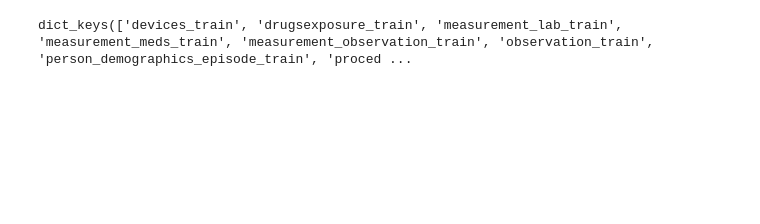
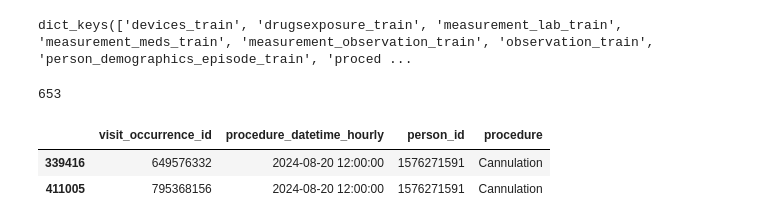
Before and after one commit to carseys/pediatric-sepsis-ml-kaggle, a Jupyter notebook: sepsis-data-preprocessing.ipynb, the cells around one changed output. Cells and saved outputs as stored; diff of their text form; code cells hidden in the pictures; blank space fills up the shorter version.

Commit message:
preprocessing functions added for more tables

```diff
--- a/sepsis-data-preprocessing.ipynb
+++ b/sepsis-data-preprocessing.ipynb
@@ -6,8 +6,8 @@ from collections import Counter
 from datetime import datetime
 from tqdm import tqdm
 
-pd.set_option('display.max_columns', None)
-pd.set_option('display.max_rows', None)
+# pd.set_option('display.max_columns', None)
+# pd.set_option('display.max_rows', None)
 # %%
 def readin_data(data_type: str):
     """ This function reads in test or train data, which must be in folders 'testing_data' and 'training_data' in the same directory.
@@ -173,0 +221,10 @@ def measurement_lab_processing(data_dictionary: dict):
+# %%
+len(training_data['proceduresoccurrences_train'][training_data['proceduresoccurrences_train']['visit_occurrence_id']==795368156])
+# %% [output]
+653
+# %%
+training_data['proceduresoccurrences_train'][(training_data['proceduresoccurrences_train']['person_id']==1576271591) & (training_data['proceduresoccurrences_train']['procedure_datetime_hourly']=='2024-08-20 12:00:00')]
+# %% [output]
+|  | visit_occurrence_id | procedure_datetime_hourly | person_id | procedure |
+| 339416 | 649576332 | 2024-08-20 12:00:00 | 1576271591 | Cannulation |
+| 411005 | 795368156 | 2024-08-20 12:00:00 | 1576271591 | Cannulation |
```
Also changed, not shown: parts of 11 cells of this notebook.
